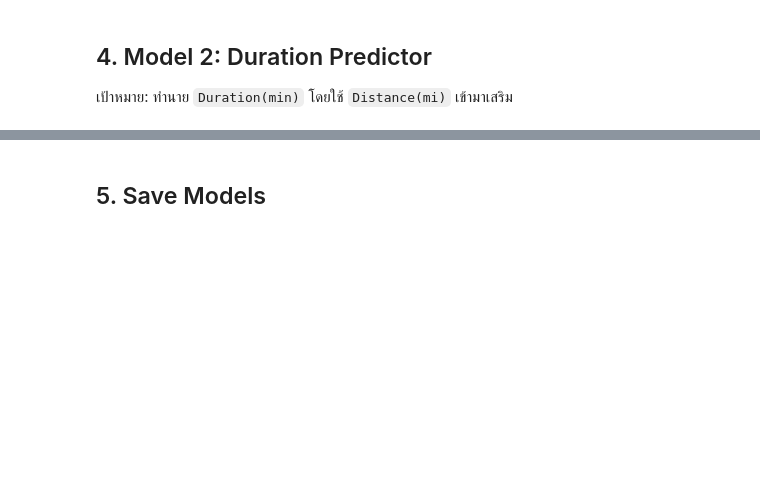
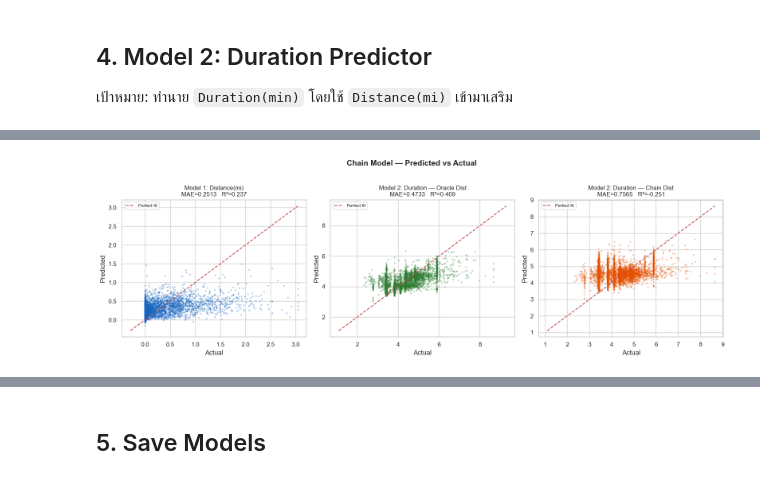
Before and after one commit to ThnaChamp/us-traffic-incident-analysis, a Jupyter notebook: notebooks/04_model_training.ipynb, the cells around one changed output, grey strips where cells are left out. Cells and saved outputs as stored; diff of their text form; code cells hidden in the pictures; blank space fills up the shorter version.

Commit message:
model training

```diff
--- a/notebooks/04_model_training.ipynb
+++ b/notebooks/04_model_training.ipynb
@@ -34,19 +48,16 @@ MemoryError: Unable to allocate 1.22 GiB for an array with shape (30, 5469092) a
 ## 2. Configuration & Features
 กำหนดคอลัมน์ที่จะใช้เป็น Features พื้นฐาน
 # %%
-# คอลัมน์ที่ไม่นำมาใช้เป็น Feature
-drop_cols_base = ["Duration(min)", "Distance(mi)", "Start_Time", "Description", "Street",
-                  "City", "County", "Zipcode", "Start_Date", "State", "Sunrise_Sunset",
-                  "Civil_Twilight", "Nautical_Twilight", "Astronomical_Twilight"]
+TARGET_DIST = "Distance(mi)"
+TARGET_DUR  = "Duration(min)"
 
-base_features = [col for col in df_train.columns if col not in drop_cols_base]
+# All text/categorical columns were encoded in feature engineering — nothing to one-hot
+base_features = [c for c in df_train.columns if c not in [TARGET_DIST, TARGET_DUR]]
+X_base        = df_train[base_features]
 
-X_base = df_train[base_features]
+num_features = X_base.select_dtypes(include='number').columns.tolist()
+cat_features = []   # already encoded in 03_feature_engineering
 
-# แยกประเภทคอลัมน์
-num_features = X_base.select_dtypes(include=['float32', 'float64', 'int32', 'int64', 'uint8']).columns.tolist()
-cat_features = X_base.select_dtypes(include=['object']).columns.tolist()
-
-print(f"Base Features: {len(base_features)}")
-print(f"- Numerical: {len(num_features)}")
-print(f"- Categorical: {len(cat_features)}")
+print(f"Base features : {len(base_features)}")
+print(f"  Numerical   : {len(num_features)}  (cat=0, all encoded already)")
+print(f"\n{num_features}")
@@ -109,0 +240,24 @@ print(f"Model 2 MAE: {dur_mae:.4f}")
+# %%
+rng   = np.random.default_rng(42)
+idx_s = rng.choice(len(y_val_d), min(5000, len(y_val_d)), replace=False)
+
+def scatter_eval(ax, y_true, y_pred, title, color):
+    ax.scatter(y_true.iloc[idx_s], y_pred[idx_s], alpha=0.25, s=4, color=color)
+    lo = min(float(y_true.min()), float(y_pred.min()))
+    hi = max(float(y_true.max()), float(y_pred.max()))
+    ax.plot([lo, hi], [lo, hi], 'r--', lw=1.5, label='Perfect fit')
+    mae = mean_absolute_error(y_true, y_pred)
+    r2  = r2_score(y_true, y_pred)
+    ax.set_title(f'{title}\nMAE={mae:.4f}   R²={r2:.3f}', fontsize=11)
+    ax.set_xlabel('Actual'); ax.set_ylabel('Predicted')
+    ax.legend(fontsize=8)
+
+fig, axes = plt.subplots(1, 3, figsize=(16, 5))
+scatter_eval(axes[0], y_val_d, pred_d,            'Model 1: Distance(mi)',           '#1565C0')
+scatter_eval(axes[1], y_val_t, pred_dur_oracle,   'Model 2: Duration — Oracle Dist', '#2E7D32')
+scatter_eval(axes[2], y_val_t, pred_dur_chain,    'Model 2: Duration — Chain Dist',  '#E65100')
+plt.suptitle('Chain Model — Predicted vs Actual', fontsize=14, fontweight='bold', y=1.02)
+plt.tight_layout()
+plt.show()
+# %% [output]
+[figure, added]
```
Also changed, not shown: parts of 7 cells of this notebook, 8 other files.
